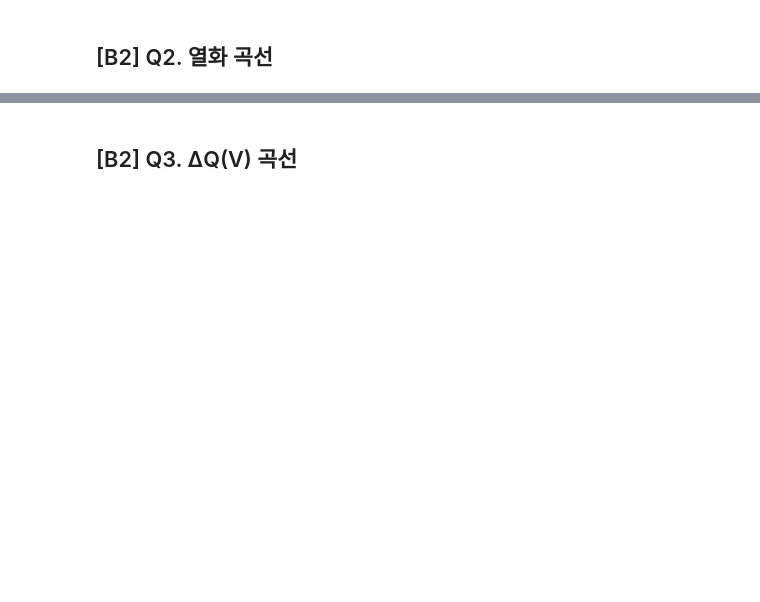
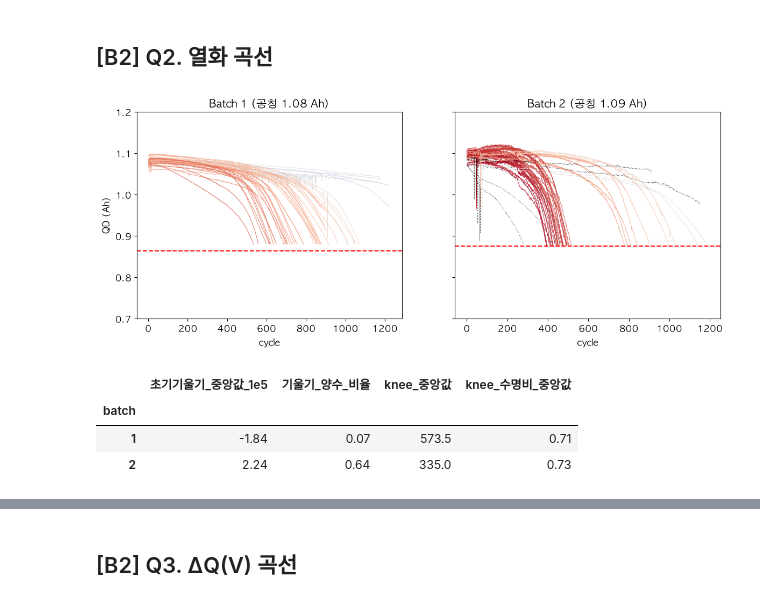
Before and after one commit to jihoo1018/data-mini-project, a Jupyter notebook: notebooks/01_EDA.ipynb, the cells around one changed output, grey strips where cells are left out. Drawn from its saved outputs; the diff is of its cells as text; code cells hidden in the pictures; blank space fills up the shorter version.

```diff
--- a/notebooks/01_EDA.ipynb
+++ b/notebooks/01_EDA.ipynb
@@ -229,0 +411,11 @@ print(f'[Batch {T} 수명 하위 5 셀]'); display(cb[cb.batch == T].nsmallest(5
+# %%
+# 가장 짧은 수명 셀 5개 vs 배치 중앙값 — 왜 짧은가? (IQR 이상치도 함께)
+T = 2
+f = early_feats(B[T][0], B[T][1]).join(cb[cb.batch == T].set_index('cell')[['policy', 'c_avg']])
+cols = ['cycle_life', 'policy', 'c_avg', 'dQ_log_var', 'QD_mean', 'IR_mean', 'Tavg_mean']
+med = f[cols].drop(columns='policy').median().rename('배치 중앙값')
+display(pd.concat([f.nsmallest(5, 'cycle_life')[cols], med.to_frame().T]).round(3))
+q1, q3 = f.cycle_life.quantile([.25, .75]); lo, hi = q1 - 1.5*(q3-q1), q3 + 1.5*(q3-q1)
+print(f'IQR 이상치 기준: <{lo:.0f} 또는 >{hi:.0f}')
+display(f[(f.cycle_life < lo) | (f.cycle_life > hi)][['cycle_life', 'policy']])
+print('\nnewstructure 유무별 수명'); display(f.assign(newstructure=f.policy.str.contains('newstructure')).groupby('newstructure').cycle_life.agg(['count', 'mean', 'min', 'max']).round(0))
@@ -238,14 +467,22 @@ print(f'[Batch {T} 수명 하위 5 셀]'); display(cb[cb.batch == T].nsmallest(5
 # %%
 T = 2
 fig, axs = plt.subplots(1, 2, figsize=(14, 5), sharey=True)
 for a, n in zip(axs, (1, T)):
     d_ = B[n][0]; nom_ = d_[d_.cycle <= 5].groupby('cell').QDischarge.median().median()
     cl_ = d_[d_.QDischarge.between(nom_*0.8, nom_*1.2)]
     for c_, g_ in cl_.groupby('cell'):
         life_ = g_.cycle_life.iloc[0]
-        a.plot(g_.cycle, g_.QDischarge, lw=.8, alpha=.7, color='lightgray' if np.isnan(life_) else cmap((life_-lo_)/(hi_-lo_)))
+        nan_ = np.isnan(life_)   # 수명 없는 특수 실험 셀은 검정 점선으로 구분
+        a.plot(g_.cycle, g_.QDischarge, lw=.8, alpha=.7, color='black' if nan_ else cmap((life_-lo_)/(hi_-lo_)), ls=':' if nan_ else '-')
     a.axhline(nom_*0.8, color='red', ls='--'); a.set_title(f'Batch {n} (공칭 {nom_:.2f} Ah)'); a.set_xlabel('cycle'); a.set_ylim(0.7, 1.2)
 axs[0].set_ylabel('QD (Ah)'); plt.show()
-display(sk[sk.batch.isin([1, T])].groupby('batch').agg(초기기울기_중앙값=('slope', 'median'), knee_중앙값=('knee', 'median'), knee_수명비_중앙값=('knee_ratio', 'median')).round(4))
+display(sk[sk.batch.isin([1, T])].groupby('batch').agg(초기기울기_중앙값_1e5=('slope', lambda s: s.median() * 1e5), 기울기_양수_비율=('slope', lambda s: (s > 0).mean()),
+    knee_중앙값=('knee', 'median'), knee_수명비_중앙값=('knee_ratio', 'median')).round(2))   # 초기 기울기 = 사이클 20~100의 QD 기울기 (단위 1e-5 Ah/cycle)
+# %% [output]
+[figure, added]
+|  | 초기기울기_중앙값_1e5 | 기울기_양수_비율 | knee_중앙값 | knee_수명비_중앙값 |
+| batch |  |  |  |  |
+| 1 | -1.84 | 0.07 | 573.5 | 0.71 |
+| 2 | 2.24 | 0.64 | 335.0 | 0.73 |
 # %% [markdown]
 **관찰**
```
Also changed, not shown: parts of 43 cells of this notebook, 3 other files.
